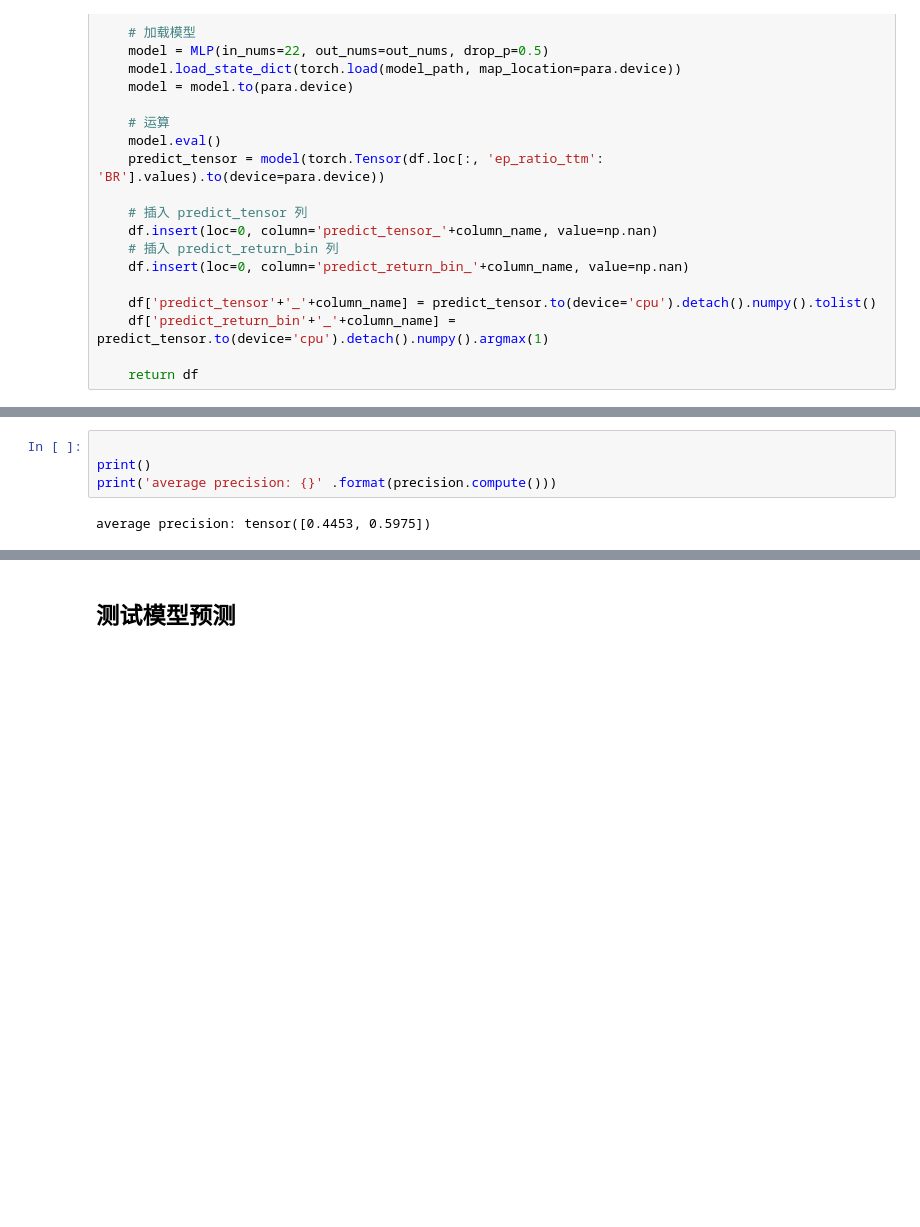
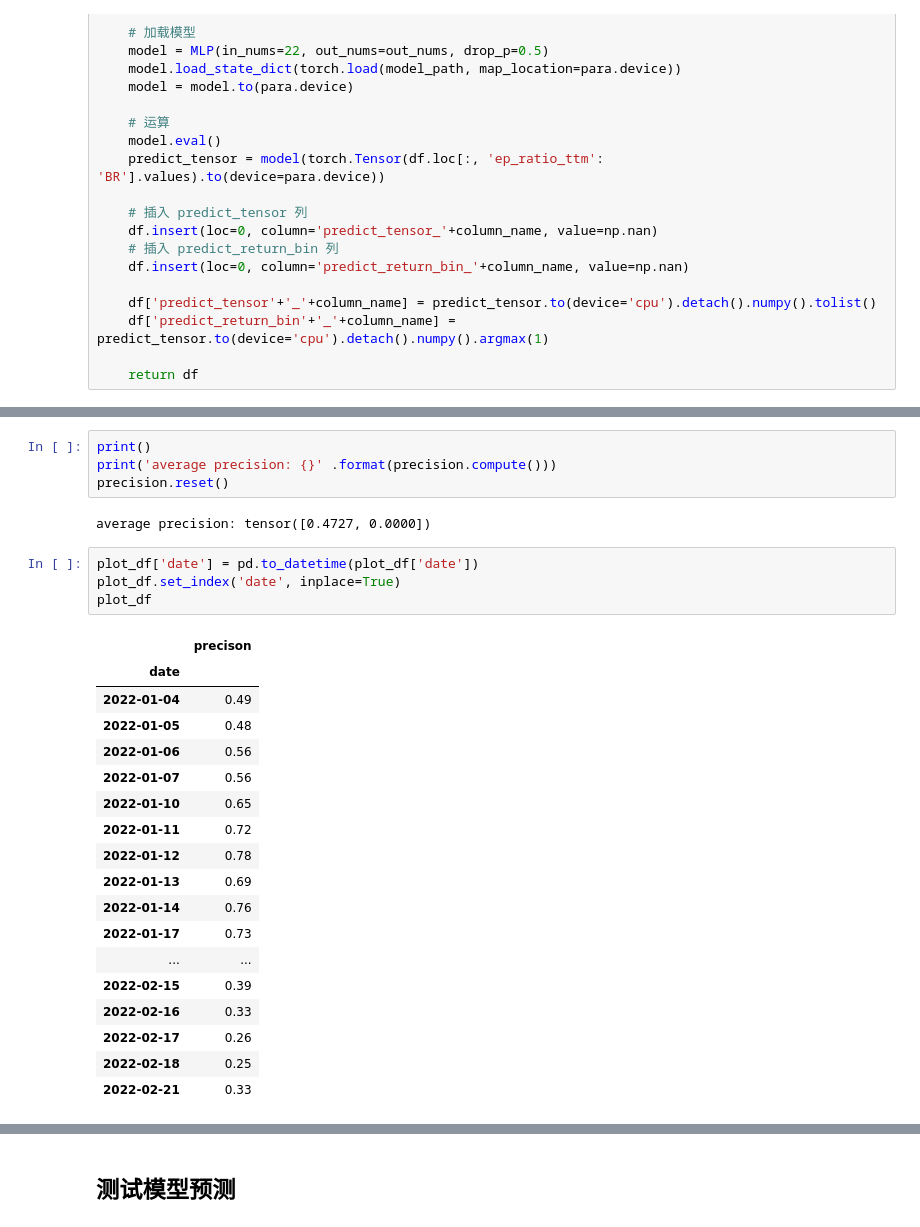
Before and after one commit to SnowMillet/scientificProject1, a Jupyter notebook: nn_c_eval.ipynb, the cells around one changed output, grey strips where cells are left out. Cells and saved outputs as stored; diff of their text form; blank space fills up the shorter version.

```diff
--- a/nn_c_eval.ipynb
+++ b/nn_c_eval.ipynb
@@ -112,6 +115,29 @@ Name: predict_return_bin, dtype: int64
 # %%
-
 print()
 print('average precision: {}' .format(precision.compute()))
+precision.reset()
 # %% [output]
-average precision: tensor([0.4453, 0.5975])
+average precision: tensor([0.4727, 0.0000])
+# %%
+plot_df['date'] = pd.to_datetime(plot_df['date'])
+plot_df.set_index('date', inplace=True)
+plot_df
+# %% [output]
+|  | precison |
+| date |  |
+| 2022-01-04 | 0.49 |
+| 2022-01-05 | 0.48 |
+| 2022-01-06 | 0.56 |
+| 2022-01-07 | 0.56 |
+| 2022-01-10 | 0.65 |
+| 2022-01-11 | 0.72 |
+| 2022-01-12 | 0.78 |
+| 2022-01-13 | 0.69 |
+| 2022-01-14 | 0.76 |
+| 2022-01-17 | 0.73 |
+| ... | ... |
+| 2022-02-15 | 0.39 |
+| 2022-02-16 | 0.33 |
+| 2022-02-17 | 0.26 |
+| 2022-02-18 | 0.25 |
+| 2022-02-21 | 0.33 |
```
Also changed, not shown: parts of 5 cells of this notebook, 31 other files.
